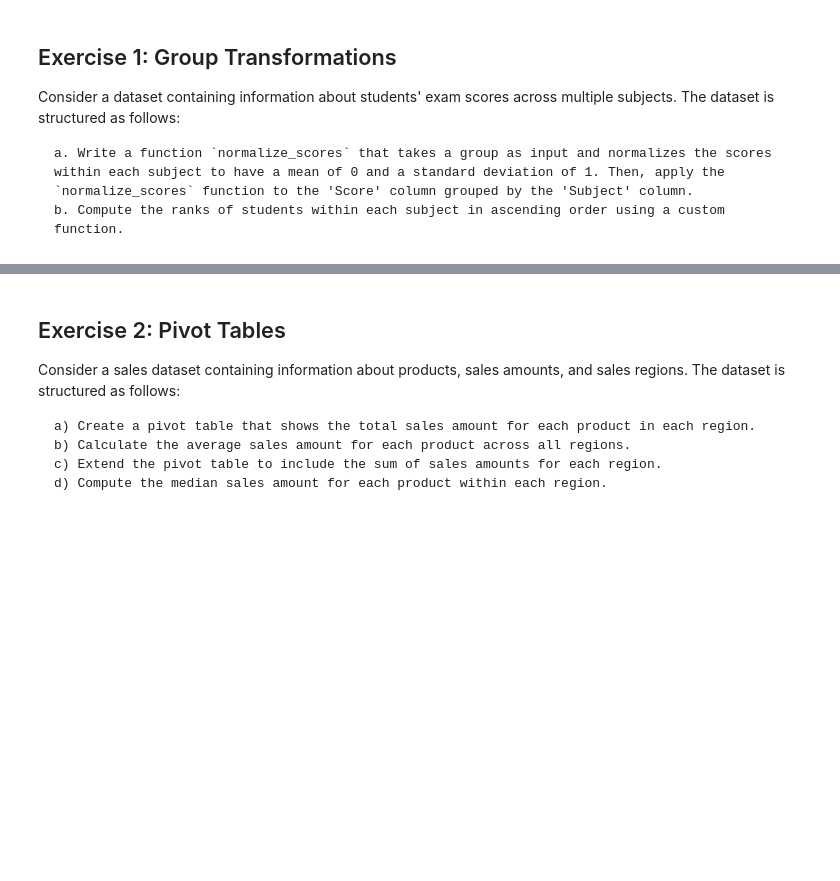
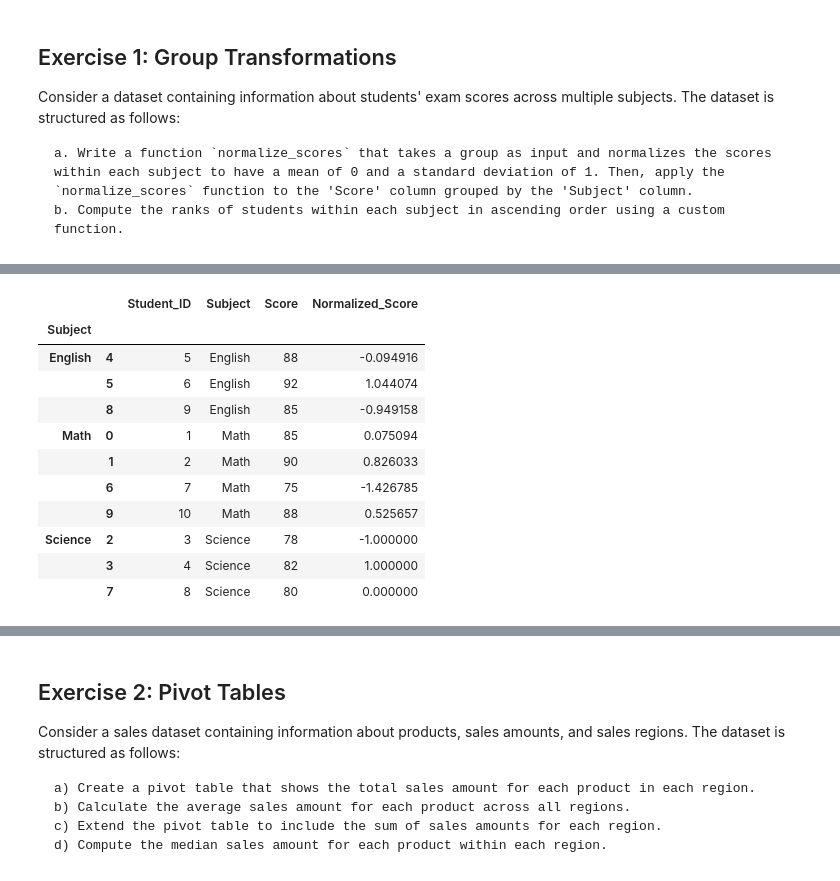
Before and after one commit to ninapeak10/Intro-to-Data-Science, a Jupyter notebook: HW/HW5.ipynb, the cells around one changed output, grey strips where cells are left out. Cells and saved outputs as stored; diff of their text form; code cells hidden in the pictures; blank space fills up the shorter version.

```diff
--- a/HW/HW5.ipynb
+++ b/HW/HW5.ipynb
@@ -36,0 +49,23 @@ df
+# %%
+#a. Write a function `normalize_scores` that takes a group as input and normalizes the scores within each subject to have a
+#mean of 0 and a standard deviation of 1. Then, apply the `normalize_scores` function to the 'Score' column grouped by the
+#'Subject' column.
+def normalize_scores(group):
+     group['Normalized_Score'] = (group['Score'] - group['Score'].mean()) / group['Score'].std()
+     return group
+
+normalized_data = df.groupby('Subject').apply(normalize_scores)
+normalized_data
+# %% [output]
+|  |  | Student_ID | Subject | Score | Normalized_Score |
+| Subject |  |  |  |  |  |
+| English | 4 | 5 | English | 88 | -0.094916 |
+|  | 5 | 6 | English | 92 | 1.044074 |
+|  | 8 | 9 | English | 85 | -0.949158 |
+| Math | 0 | 1 | Math | 85 | 0.075094 |
+|  | 1 | 2 | Math | 90 | 0.826033 |
+|  | 6 | 7 | Math | 75 | -1.426785 |
+|  | 9 | 10 | Math | 88 | 0.525657 |
+| Science | 2 | 3 | Science | 78 | -1.000000 |
+|  | 3 | 4 | Science | 82 | 1.000000 |
+|  | 7 | 8 | Science | 80 | 0.000000 |
```
Also changed, not shown: parts of 37 cells of this notebook, 1 other file.
